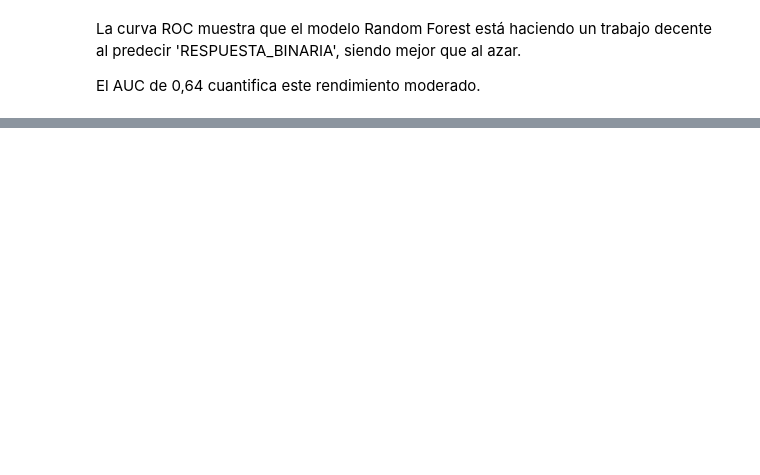
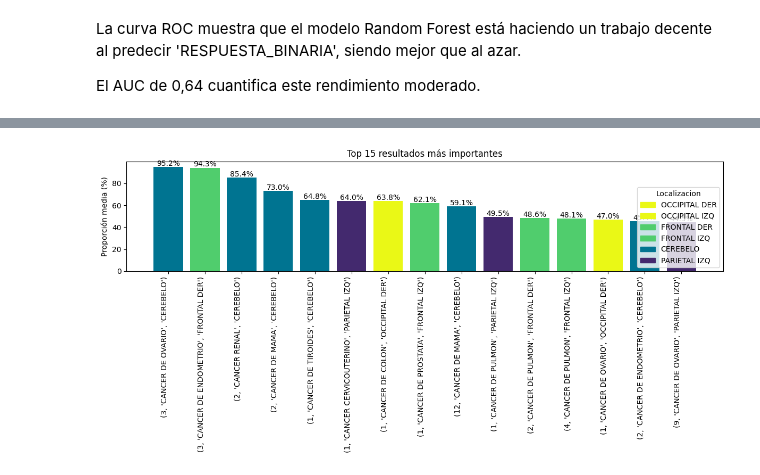
Before and after one commit to AngelTroncoso/TratamientoOncologico, a Jupyter notebook: Copia_de_Análisis_METS_OPS.ipynb, the cells around one changed output, grey strips where cells are left out. Saved outputs shown, nothing was run; the diff lists cells and outputs as text; code cells hidden in the pictures; blank space fills up the shorter version.

```diff
--- a/Copia_de_Análisis_METS_OPS.ipynb
+++ b/Copia_de_Análisis_METS_OPS.ipynb
@@ -465,3 +410,18 @@ ACCURACY: 0.532
 PRECISION: 0.980
 RECALL: 0.538
 F1: 0.694
+# %%
+from IPython.display import display
+
+# Definir los datos para la tabla
+data = {
+    'Métrica': ['Accuracy', 'Precision', 'Recall', 'F1'],
+    'Tu Modelo (IC 95%)': ['[0.872, 0.979]', '[0.923, 1.000]', '[0.921, 1.000]', '[0.932, 0.989]'],
+    'Clasificador Aleatorio': [0.532, 0.980, 0.538, 0.694]
+}
+
+# Crear un DataFrame de pandas
+df_comparacion = pd.DataFrame(data)
+
+# Muestra la tabla con formato
+display(df_comparacion)
@@ -867,34 +959,37 @@ proportions = top_15_results.values * 100  # Multiplica por 100 para obtener el
 localizaciones = [localizacion for _, _, localizacion in top_15_results.index] # Extraer localizaciones
 
 # Definir colores por localización
 color_map = {
-    'OCCIPITAL': '#eaf816',
-    'PARIETAL': '#C0DE35',
-    'FRONTAL': '#50cd6d',
+    'OCCIPITAL DER': '#eaf816',
+    'OCCIPITAL IZQ': '#eaf816',
+    'FRONTAL DER': '#50cd6d',
+    'FRONTAL IZQ': '#50cd6d',
     'CEREBELO': '#007491',
-    'PARIETOOCIPITAL': '#43296E'
+    'PARIETAL IZQ': '#43296E'
 }
 
 # Obtener colores para cada barra según la localización
 colors = [color_map.get(loc, 'gray') for loc in localizaciones]
 
 # Crear gráfico de barras
 plt.figure(figsize=(12, 6))
 plt.bar(labels, proportions, color=colors) # Utilizar la lista de colores aquí
 plt.xticks(rotation=90, ha='right')
 plt.ylabel('Proporción media (%)')  # Agregar '%' a la etiqueta del eje y
 plt.title('Top 15 resultados más importantes')
 plt.tight_layout()  # Ajustar el diseño para evitar la superposición de etiquetas
 
 # Agregar etiquetas de porcentaje en la parte superior de las barras
 for i, v in enumerate(proportions):
     plt.text(i, v + 1, f'{v:.1f}%', ha='center')  # Formato como porcentaje con 1 decimal
 
 # Crear etiquetas de leyenda
 legend_handles = [plt.Rectangle((0, 0), 1, 1, color=color) for color in color_map.values()]
 legend_labels = list(color_map.keys())
 
 # Agregar leyenda
 plt.legend(legend_handles, legend_labels, title='Localizacion', loc='lower right')
 
 plt.show()
+# %% [output]
+[figure, added]
```
Also changed, not shown: parts of 36 cells of this notebook.
